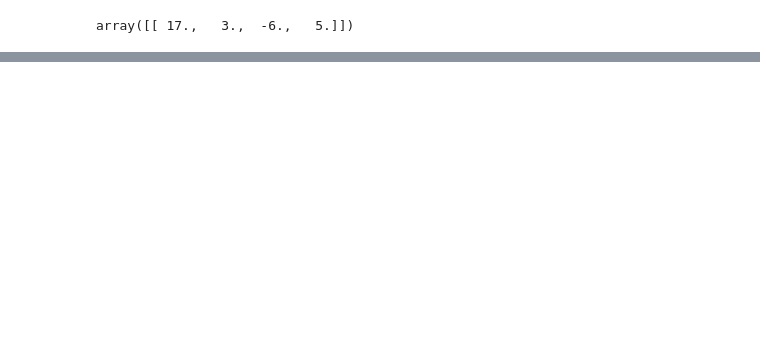
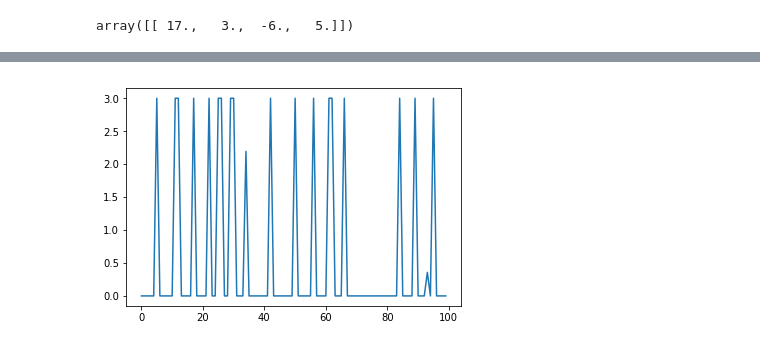
Before and after one commit to enchantedBunny/pgcg, a Jupyter notebook: build/lib.linux-x86_64-3.6/2. Linear regression.ipynb, the cells around one changed output, grey strips where cells are left out. Cells and saved outputs as stored; diff of their text form; code cells hidden in the pictures; blank space fills up the shorter version.

```diff
--- a/build/lib.linux-x86_64-3.6/2. Linear regression.ipynb
+++ b/build/lib.linux-x86_64-3.6/2. Linear regression.ipynb
@@ -204,0 +232,8 @@ array([[  4.81897329e-53],
+# %%
+plt.subplot(111)
+x_data = [i for i in range(len(yy))]
+
+plt.plot(x_data,[i[0] for i in l2_error.value(dict([(ws,weights), (ws2, weights2)])).tolist()])
+plt.show()
+# %% [output]
+[figure, added]
```
Also changed, not shown: parts of 11 cells of this notebook, 7 other files.
